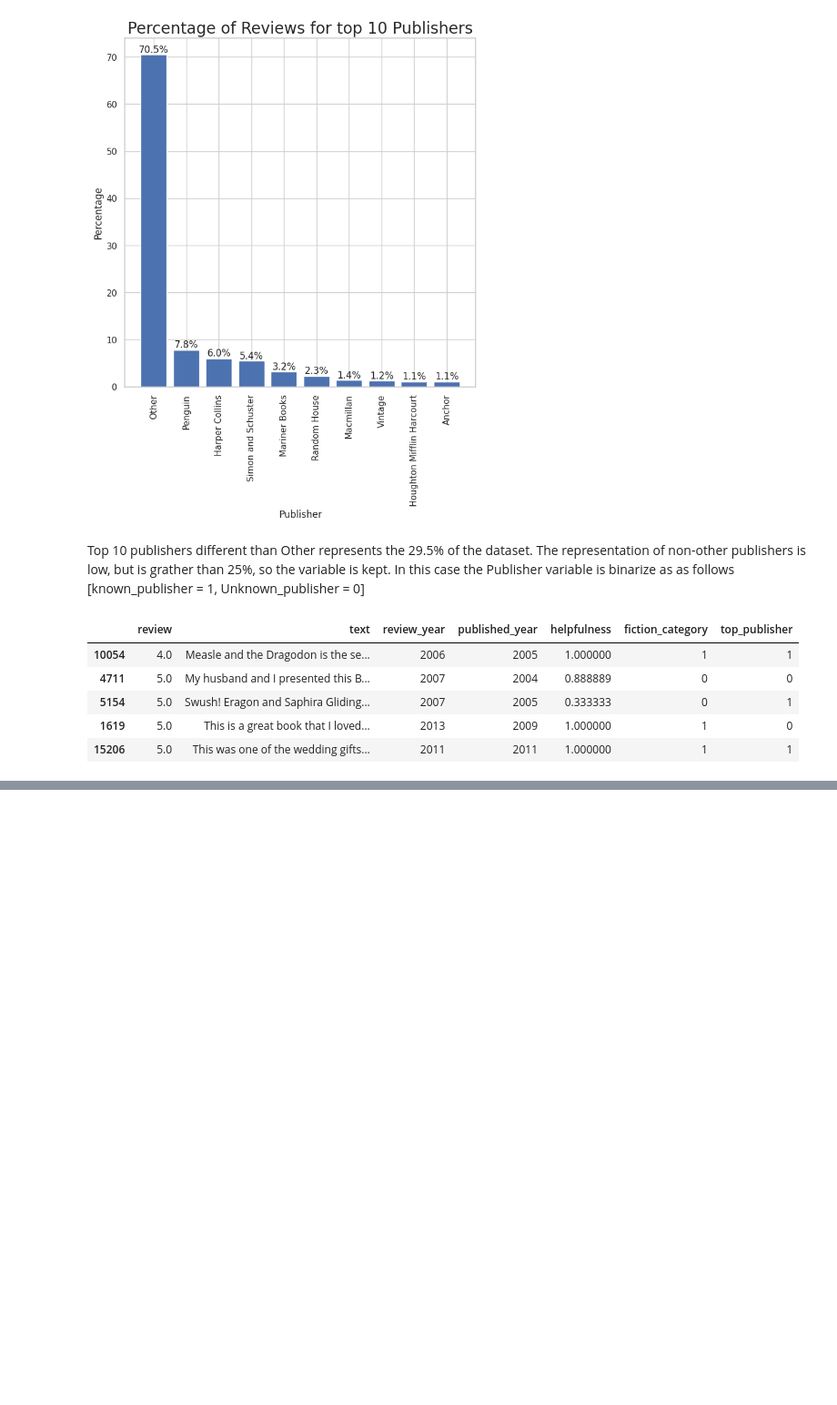
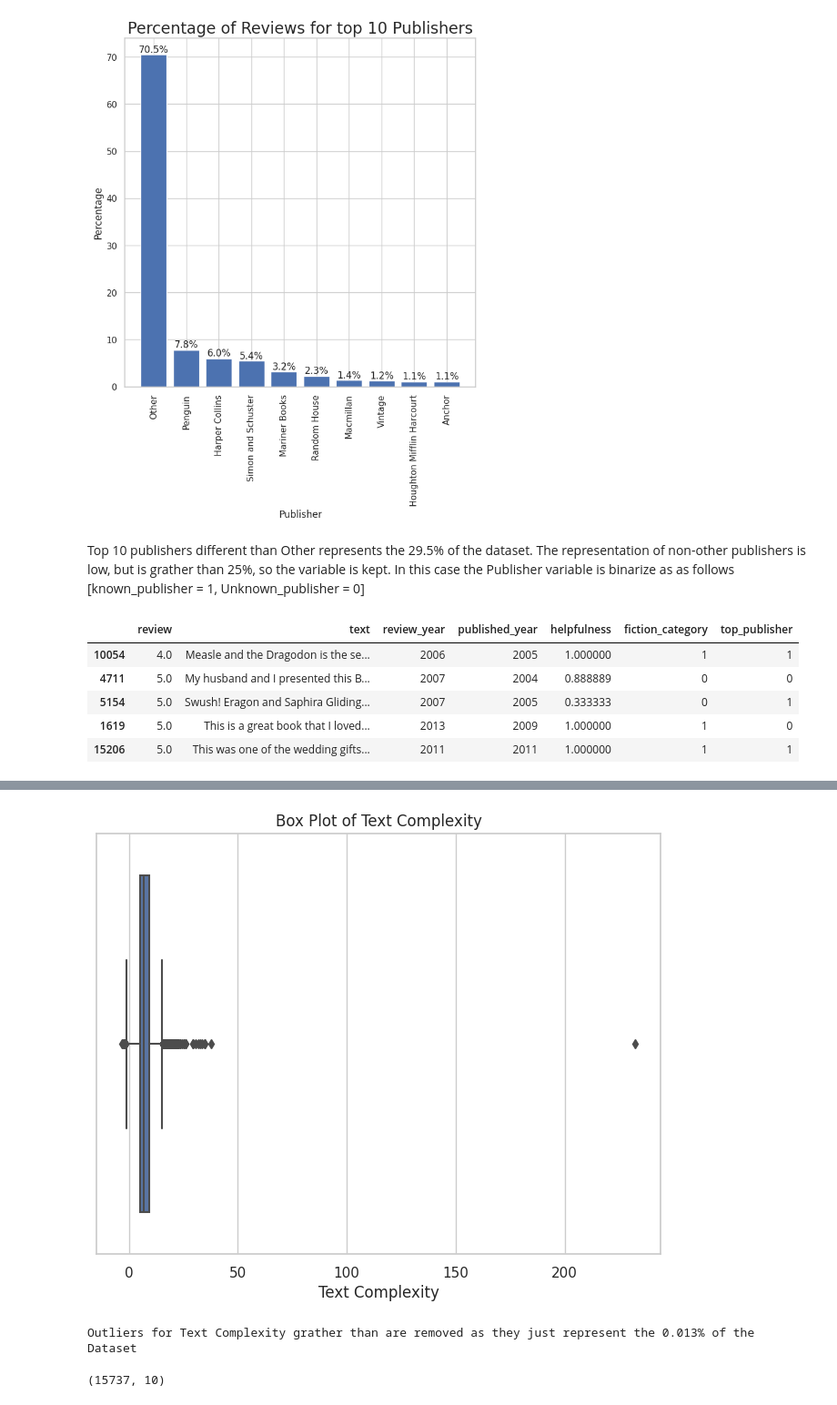
Before and after one commit to arnaldochm/final_project_nlp, a Jupyter notebook: notebooks/notebook_Cleaning_Preprocessing.ipynb, the cells around one changed output, grey strips where cells are left out. Shown at 91% size. Drawn from its saved outputs; the diff is of its cells as text; code cells hidden in the pictures; blank space fills up the shorter version.

Commit message:
Clean and Processing Notebook Completed

```diff
--- a/notebooks/notebook_Cleaning_Preprocessing.ipynb
+++ b/notebooks/notebook_Cleaning_Preprocessing.ipynb
@@ -1210,0 +1340,2 @@ df_processed.info()
+# %%
+df_processed['compound_sentiment']=df_processed['scores'].apply(lambda score_dict:score_dict['compound'])
@@ -1210,0 +1349,3 @@ df_processed.info()
+# %%
+df_processed = df_processed.drop(['scores'], axis=1)
+df_processed.sample(5, random_state=5)
@@ -1210,0 +1361,8 @@ df_processed.info()
+# %%
+# Function to count words in a text column
+def count_words(text):
+    tokens = word_tokenize(text)  # Tokenize the text into words
+    return len(tokens)
+# %%
+df_processed['word_count'] = df_processed['text_clean'].apply(count_words)
+df_processed.sample(5, random_state=5)
@@ -1210,0 +1390,18 @@ df_processed.info()
+# %%
+plt.figure(figsize=(8, 6))
+sns.boxplot(data=df_processed, x='text_complexity')
+plt.title("Box Plot of Text Complexity")
+plt.xlabel("Text Complexity")
+plt.show()
+# %% [output]
+[figure, added]
+# %%
+text_complexity_outliers = df_processed[df_processed['text_complexity'] > 35].value_counts().sum()
+
+percentage = 100*text_complexity_outliers/df_processed.shape[0]
+print(f'Outliers for Text Complexity grather 35 than are removed as they just represent the {percentage:.3f}% of the Dataset')
+df_processed = df_processed[df_processed['text_complexity'] <= 35]
+df_processed.shape
+# %% [output]
+Outliers for Text Complexity grather than are removed as they just represent the 0.013% of the Dataset
+(15737, 10)
```
Also changed, not shown: parts of 32 cells of this notebook.
